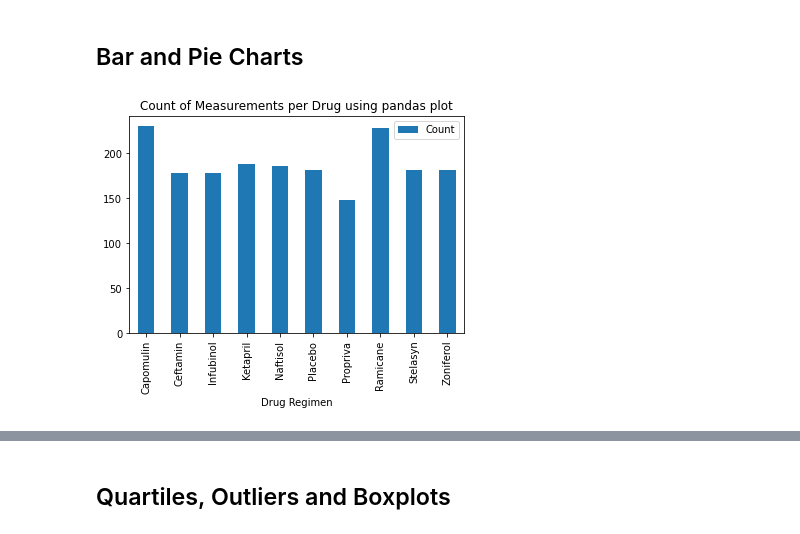
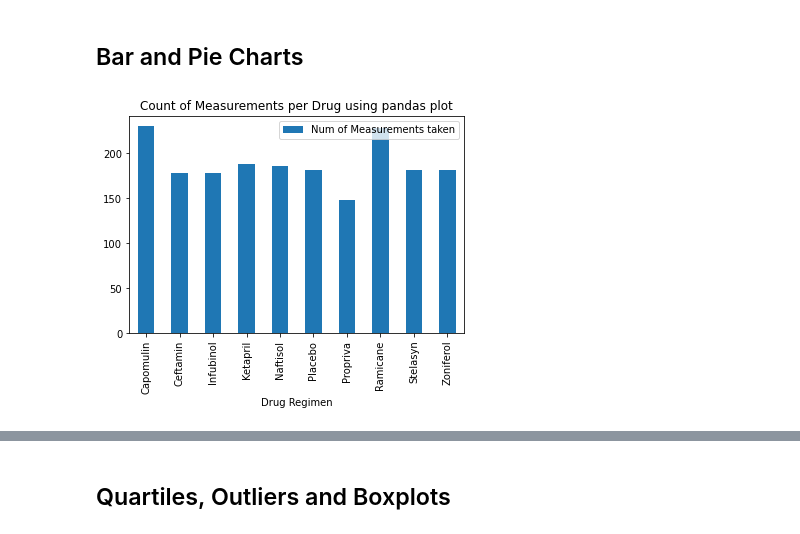
Before and after one commit to kunaual/matplotlib-challenge, a Jupyter notebook: Pymaceuticals/pymaceuticals.ipynb, the cells around one changed output, grey strips where cells are left out. Saved outputs shown, nothing was run; the diff lists cells and outputs as text; code cells hidden in the pictures.

```diff
--- a/Pymaceuticals/pymaceuticals.ipynb
+++ b/Pymaceuticals/pymaceuticals.ipynb
@@ -153,12 +153,12 @@ aggSummStats
 ## Bar and Pie Charts
 # %%
 # Generate a bar plot showing the total number of measurements taken on each drug regimen using pandas.
-drugCounts=drug_gb["Mouse ID"].count().rename("Count").to_frame()
+drugCounts=drug_gb["Mouse ID"].count().rename("Num of Measurements taken").to_frame()
 pandaPlot=drugCounts.plot(kind="bar",title="Count of Measurements per Drug using pandas plot")
-#pandaPlot.title="fuck"
-pandaPlot.xlabel = "Drug"
+#pandaPlot.xlabel("Drug")
+#pandaPlot.ylabel("# of Measurements taken")
 # %% [output]
-[figure, old version]
+[figure, new version]
 # %%
 # Generate a bar plot showing the total number of measurements taken on each drug regimen using pyplot.
 x_axis=np.arange(len(drugCounts.index))
```
Also changed, not shown: parts of 6 cells of this notebook.
